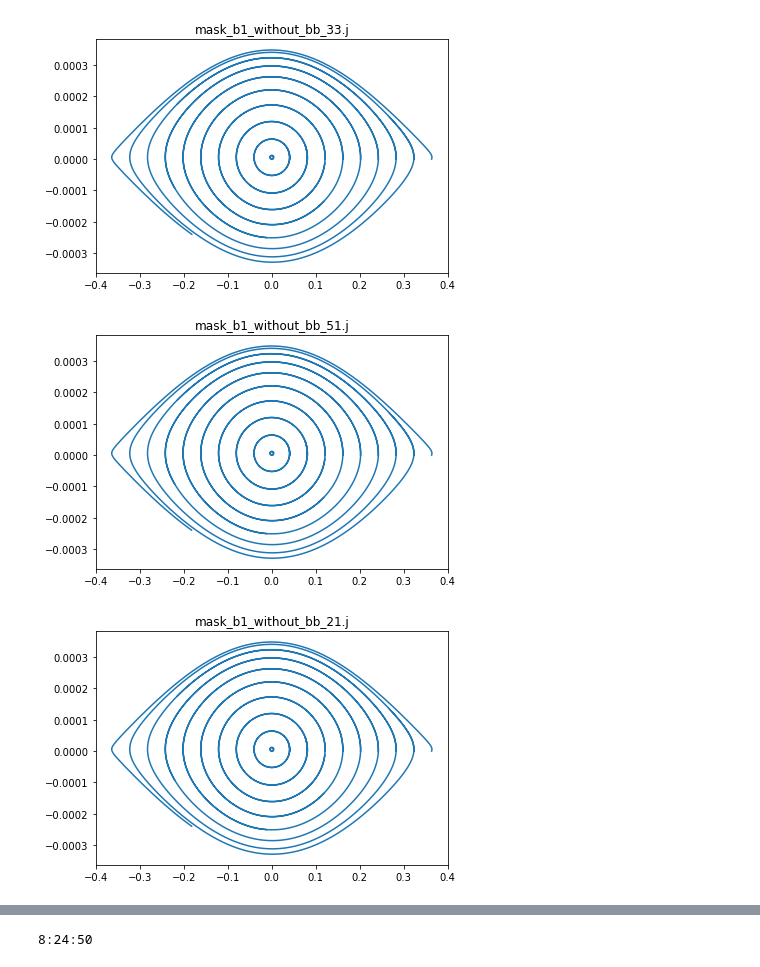
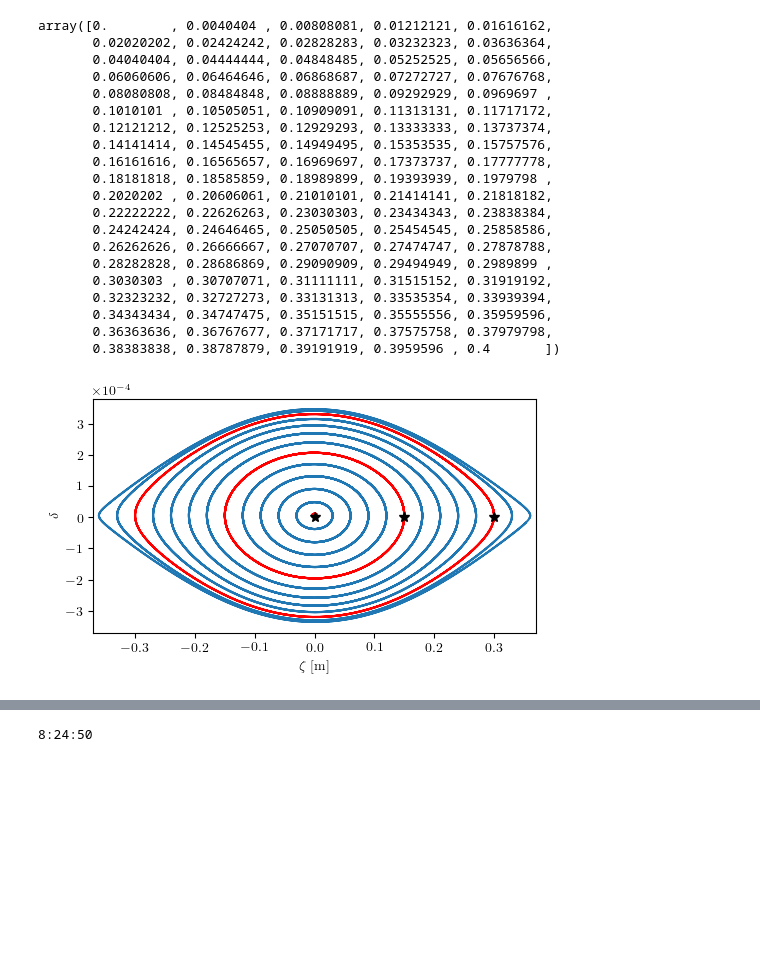
Before and after one commit to carlidel/lhc_dynamic_indicators, a Jupyter notebook: tests.ipynb, the cells around one changed output, grey strips where cells are left out. Drawn from its saved outputs; the diff is of its cells as text; code cells hidden in the pictures; blank space fills up the shorter version.

```diff
--- a/tests.ipynb
+++ b/tests.ipynb
@@ -74,26 +100,60 @@ selected_masks = [
     "mask_b1_without_bb_51.json",
     "mask_b1_without_bb_21.json",
 ]
+# %%
+zeta[:,0]
+# %% [output]
+array([0.        , 0.0040404 , 0.00808081, 0.01212121, 0.01616162,
+       0.02020202, 0.02424242, 0.02828283, 0.03232323, 0.03636364,
+       0.04040404, 0.04444444, 0.04848485, 0.05252525, 0.05656566,
+       0.06060606, 0.06464646, 0.06868687, 0.07272727, 0.07676768,
+       0.08080808, 0.08484848, 0.08888889, 0.09292929, 0.0969697 ,
+       0.1010101 , 0.10505051, 0.10909091, 0.11313131, 0.11717172,
+       0.12121212, 0.12525253, 0.12929293, 0.13333333, 0.13737374,
+       0.14141414, 0.14545455, 0.14949495, 0.15353535, 0.15757576,
+       0.16161616, 0.16565657, 0.16969697, 0.17373737, 0.17777778,
+       0.18181818, 0.18585859, 0.18989899, 0.19393939, 0.1979798 ,
+       0.2020202 , 0.20606061, 0.21010101, 0.21414141, 0.21818182,
+       0.22222222, 0.22626263, 0.23030303, 0.23434343, 0.23838384,
+       0.24242424, 0.24646465, 0.25050505, 0.25454545, 0.25858586,
+       0.26262626, 0.26666667, 0.27070707, 0.27474747, 0.27878788,
+       0.28282828, 0.28686869, 0.29090909, 0.29494949, 0.2989899 ,
+       0.3030303 , 0.30707071, 0.31111111, 0.31515152, 0.31919192,
+       0.32323232, 0.32727273, 0.33131313, 0.33535354, 0.33939394,
+       0.34343434, 0.34747475, 0.35151515, 0.35555556, 0.35959596,
+       0.36363636, 0.36767677, 0.37171717, 0.37575758, 0.37979798,
+       0.38383838, 0.38787879, 0.39191919, 0.3959596 , 0.4       ])
+# %%
+# use latex in matplotlib
+plt.rc('text', usetex=True)
+plt.rc('font', family='serif')
 # %%
-%matplotlib inline
 values = []
-for f in tqdm(selected_masks):
-    h5 = h5py.File(f"out/longitudinal_scan/{f[:-5]}_stability.h5", mode="r")
-    zeta = h5["zeta"][:]
-    delta = h5["delta"][:]
-    h5.close()
+f = selected_masks[1]
 
-    plt.figure()
-    for z, d in list(zip(zeta, delta))[::10]:
-        plt.plot(z, d, c="C0")
-    plt.title(f[:-3])
-    plt.tight_layout()
-    # plt.savefig(f"img/quick_scan/{f[:-3]}.jpg")
-    # plt.close("all")
+h5 = h5py.File(f"out/longitudinal_scan/{f[:-5]}_stability.h5", mode="r")
+zeta = h5["zeta"][:]
+delta = h5["delta"][:]
+h5.close()
+
+plt.figure(figsize=(5, 3))
+for z, d in list(zip(zeta, delta))[::3]:
+    plt.plot(z, d, c="red" if z[0] in [0.0, 0.15, 0.30] else "C0")
+
+# add black cross at y = 0 and x = [0, 0.15, 0.30]
+plt.plot([0, 0.15, 0.30], [0, 0, 0], "k*", ms=7.5)
+plt.xlim(-0.37, 0.37)
+# set y scale to scientific notation
+plt.ticklabel_format(axis="y", style="sci", scilimits=(0,0))
+
+# plt.title(f[:-3])
+plt.tight_layout()
+plt.xlabel(r"$\zeta$ [m]")
+plt.ylabel(r"$\delta$")
+plt.savefig(f"img/quick_scan/longitudinal.pdf", dpi=600, bbox_inches="tight")
+# plt.close("all")
 # %% [output]
-[figure, old version]
+[figure, new version]
-[figure, removed]
-[figure, removed]
 # %%
 import pickle
 
```
Also changed, not shown: parts of 25 cells of this notebook.
